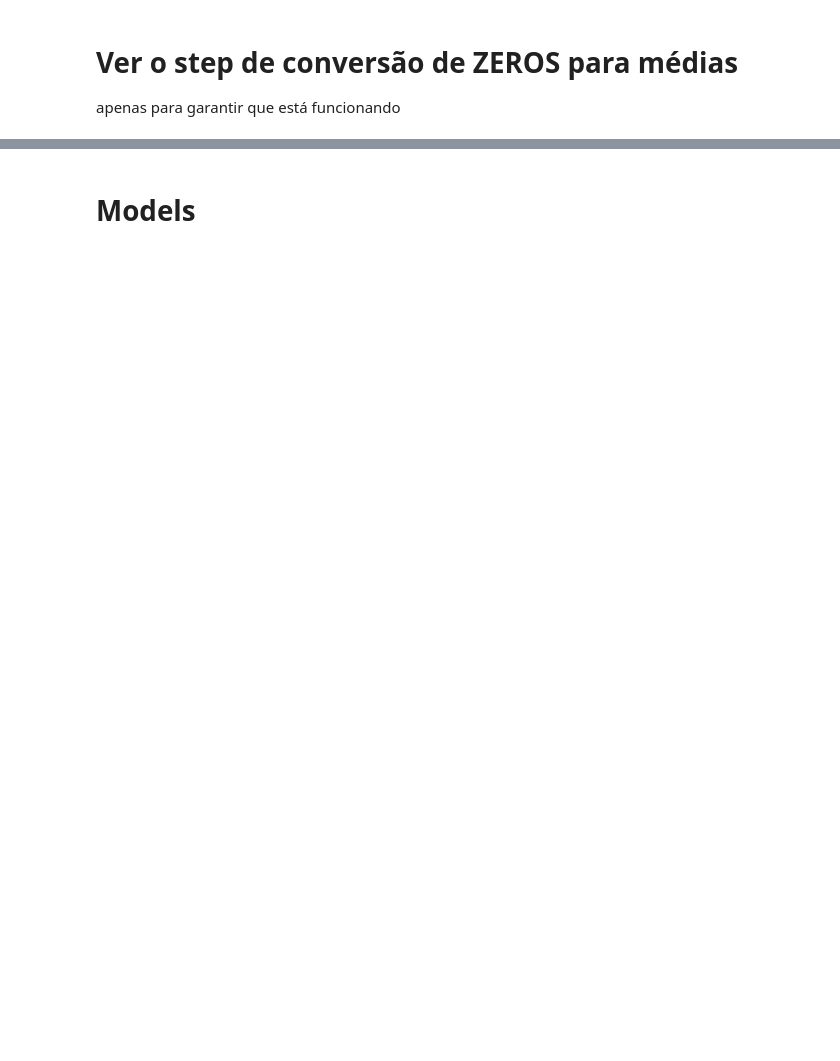
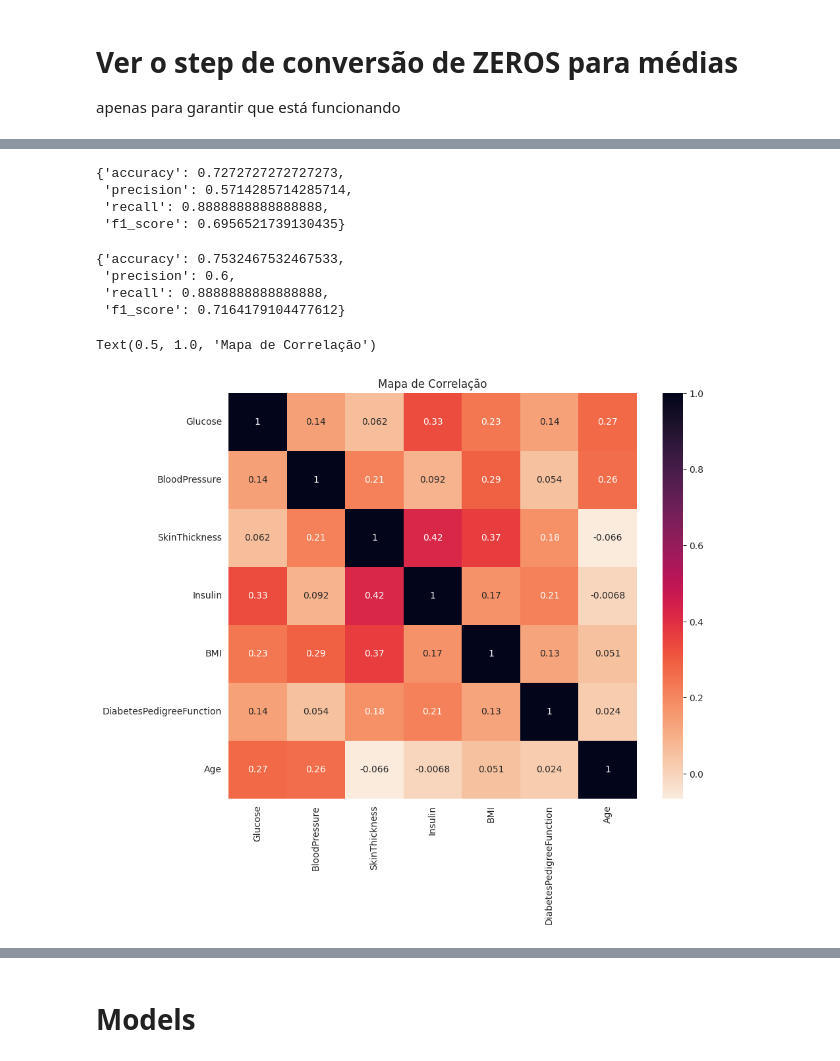
Before and after one commit to felipewww/ai-diabetes-diagnosis, a Jupyter notebook: src/data-model.ipynb, the cells around one changed output, grey strips where cells are left out. Drawn from its saved outputs; the diff is of its cells as text; code cells hidden in the pictures; blank space fills up the shorter version.

```diff
--- a/src/data-model.ipynb
+++ b/src/data-model.ipynb
@@ -118,3 +424,45 @@ train_prepared = prepare_train(train_set)
+# %%
+from sklearn.ensemble import RandomForestClassifier
+
+model_exc(
+    RandomForestClassifier(n_estimators=14, class_weight="balanced", random_state=42),
+    train_prepared,
+    train_labels,
+    test_set,
+    test_labels,
+    num_cols,
+)
+# %% [output]
+{'accuracy': 0.7272727272727273,
+ 'precision': 0.5714285714285714,
+ 'recall': 0.8888888888888888,
+ 'f1_score': 0.6956521739130435}
+# %%
+from sklearn.ensemble import GradientBoostingClassifier
+
+model_exc(
+    GradientBoostingClassifier(n_estimators=9, learning_rate=0.8, max_depth=1, random_state=42),
+    train_prepared,
+    train_labels,
+    test_set,
+    test_labels,
+    num_cols,
+)
+# %% [output]
+{'accuracy': 0.7532467532467533,
+ 'precision': 0.6,
+ 'recall': 0.8888888888888888,
+ 'f1_score': 0.7164179104477612}
+# %%
+import matplotlib.pyplot as plt
+import seaborn as sns
+
+plt.figure(figsize=(10, 8))
+sns.heatmap(train_set.corr(), annot=True, cmap='rocket_r')
+plt.title('Mapa de Correlação')
+# %% [output]
+Text(0.5, 1.0, 'Mapa de Correlação')
+[figure, added]
 # %%
 import matplotlib.pyplot as plt
 import seaborn as sns
```
Also changed, not shown: parts of 19 cells of this notebook, 3 other files.
